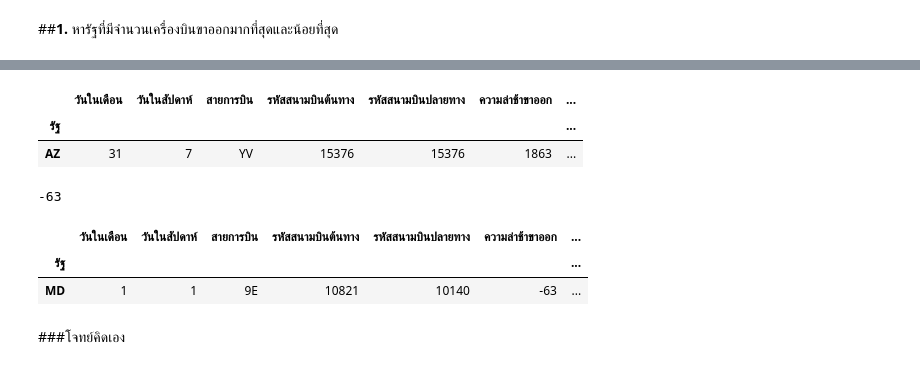
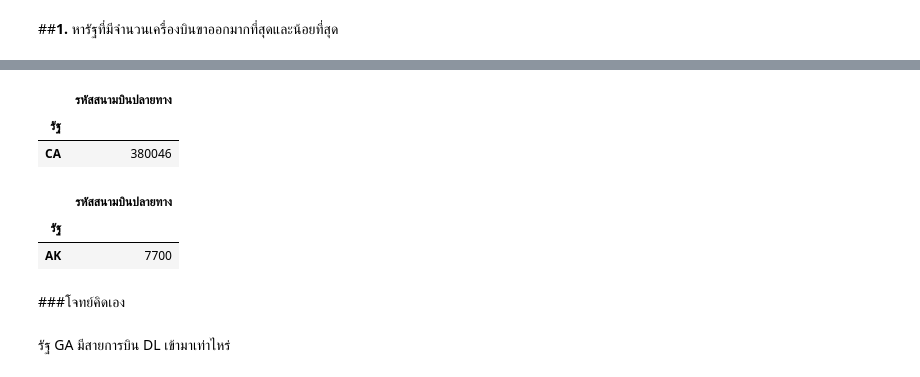
Before and after one commit to ParichayaHongthongkum/DWDM21, a Jupyter notebook: MiniExam.ipynb, the cells around one changed output, grey strips where cells are left out. Saved outputs shown, nothing was run; the diff lists cells and outputs as text; code cells hidden in the pictures.

```diff
--- a/MiniExam.ipynb
+++ b/MiniExam.ipynb
@@ -137,20 +176,18 @@ data['ความล่าช้าขาออก'].max()
 # %%
-max1 = data.groupby('รัฐ').max().sort_values(by=['ความล่าช้าขาออก'],ascending=False)
-max1.iloc[:1,:]
+max = data.groupby('รัฐ').count().sort_values(by=['รหัสสนามบินปลายทาง'],ascending=False)
+max.iloc[:1,4:5]
 # %% [output]
-|  | วันในเดือน | วันในสัปดาห์ | สายการบิน | รหัสสนามบินต้นทาง | รหัสสนามบินปลายทาง | ความล่าช้าขาออก | ... |
-| รัฐ |  |  |  |  |  |  | ... |
-| AZ | 31 | 7 | YV | 15376 | 15376 | 1863 | ... |
+|  | รหัสสนามบินปลายทาง |
+| รัฐ |  |
+| CA | 380046 |
-# %%
-data['ความล่าช้าขาออก'].min()
-# %% [output]
--63
 # %%
-min1 = data.groupby('รัฐ').min().sort_values(by=['ความล่าช้าขาออก'],ascending=False)
-min1.iloc[-1:,:]
+min = data.groupby('รัฐ').count().sort_values(by=['รหัสสนามบินปลายทาง'],ascending=False)
+min.iloc[-1:,4:5]
 # %% [output]
-|  | วันในเดือน | วันในสัปดาห์ | สายการบิน | รหัสสนามบินต้นทาง | รหัสสนามบินปลายทาง | ความล่าช้าขาออก | ... |
-| รัฐ |  |  |  |  |  |  | ... |
-| MD | 1 | 1 | 9E | 10821 | 10140 | -63 | ... |
+|  | รหัสสนามบินปลายทาง |
+| รัฐ |  |
+| AK | 7700 |
 # %% [markdown]
 ###โจทย์คิดเอง
+# %% [markdown]
+รัฐ GA มีสายการบิน DL เข้ามาเท่าไหร่
```
Also changed, not shown: parts of 8 cells of this notebook.
